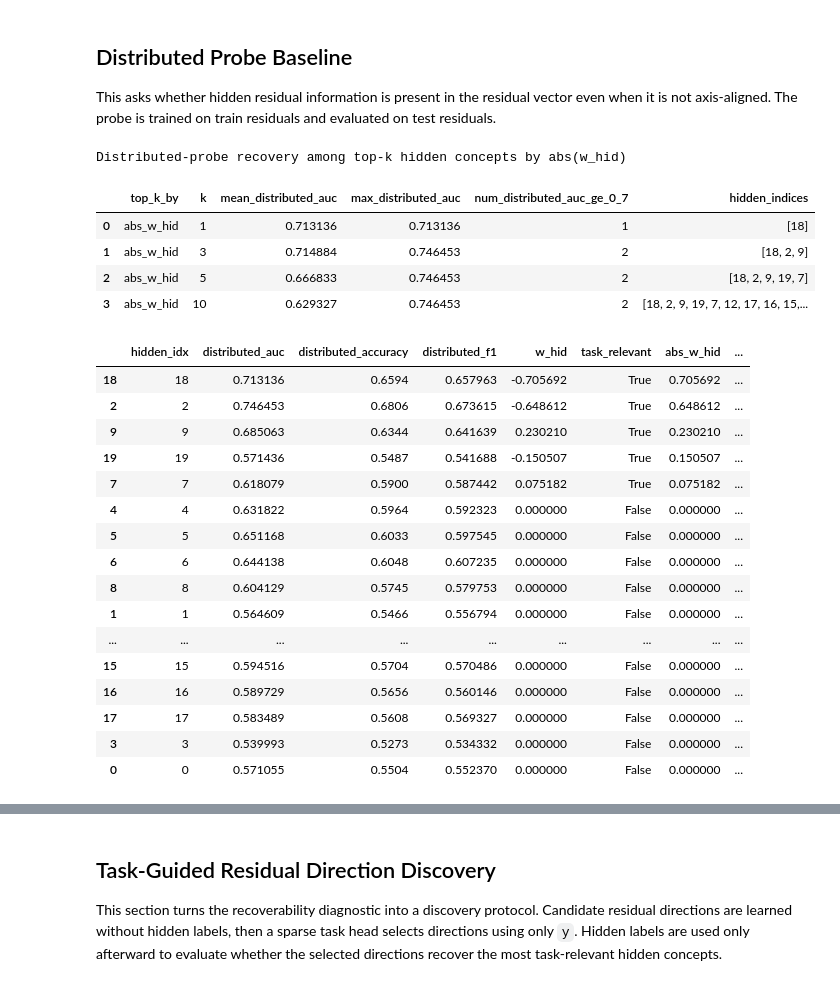
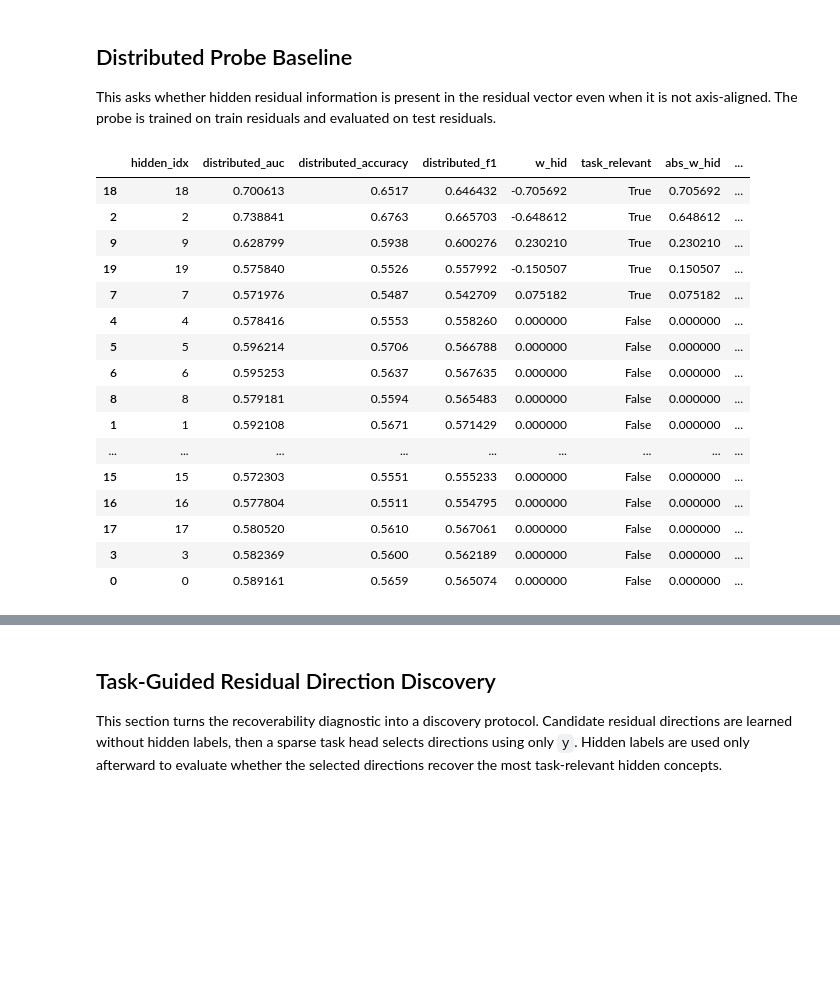
Before and after one commit to stephenmarcou/SCBM_implementation, a Jupyter notebook: residual_direct_baseline_checks.ipynb, the cells around one changed output, grey strips where cells are left out. Cells and saved outputs as stored; diff of their text form; code cells hidden in the pictures; blank space fills up the shorter version.

```diff
--- a/residual_direct_baseline_checks.ipynb
+++ b/residual_direct_baseline_checks.ipynb
@@ -82,9 +82,15 @@ The default below points at the hard synthetic run from the current analysis.
 #                        "alpha_0.5_beta_2.0_rho_cr0.0_rho_cc0.0_rho_rr0.5_hard_hid20_R20_hidden_strong_rrcorr05_200_epochs_2026-06-10_13-13-13_9c899"
 # )
 
+# EXPERIMENT_PATH = Path("experiments/scbm_residual/synthetic_res_scbm/hard/"
+#                        "alpha_0.5_beta_2.0_rho_cr0.0_rho_cc0.0_rho_rr0.5_hard_hid20_R20_hidden_strong_rrcorr05_200_epochs_save_c_res_2026-06-11_15-10-20_c7313"
+# )
+
+
 EXPERIMENT_PATH = Path("experiments/scbm_residual/synthetic_res_scbm/hard/"
-                       "alpha_0.5_beta_2.0_rho_cr0.0_rho_cc0.0_rho_rr0.5_hard_hid20_R20_hidden_strong_rrcorr05_200_epochs_save_c_res_2026-06-10_16-22-14_09b78"
+                       "alpha_0.5_beta_2.0_rho_cr0.0_rho_cc0.0_rho_rr0.0_hard_hid20_R20_sparse_200_epochs_save_c_res_2026-06-15_22-56-15_16428"
 )
+
 
 
 CONCEPT_RESIDUAL_CHANNEL = True
@@ -1002,56 +817,48 @@ def distributed_probe_train_test(train_scores, train_hidden, test_scores, test_h
         pred = (prob >= 0.5).astype(int)
         rows.append({
             "hidden_idx": h,
             "distributed_auc": roc_auc_score(H_test[:, h], prob),
             "distributed_accuracy": accuracy_score(H_test[:, h], pred),
             "distributed_f1": f1_score(H_test[:, h], pred),
         })
 
     return pd.DataFrame(rows)
 
 probe_eval = distributed_probe_train_test(
     splits["train"]["res_mu"],
     splits["train"]["hidden_residuals"],
     splits["test"]["res_mu"],
     splits["test"]["hidden_residuals"],
 )
 
 
 
 
 
 
 probe_recovery_eval = add_task_relevance(probe_eval, splits["test"]["w_hid"])
 #probe_recovery_eval = attach_relevance(probe_eval, relevance)
 
-print("Distributed-probe recovery among top-k hidden concepts by abs(w_hid)")
-# This gives the mean auc for top k hidden residuals ranked by abs(w_hid)
-display(summarize_recovery_by_relevance(probe_recovery_eval, "distributed_auc", "abs_w_hid"))
+
 
 
 
 probe_recovery_eval.sort_values("rank_abs_w")
 # %% [output]
-Distributed-probe recovery among top-k hidden concepts by abs(w_hid)
-|  | top_k_by | k | mean_distributed_auc | max_distributed_auc | num_distributed_auc_ge_0_7 | hidden_indices |
-| 0 | abs_w_hid | 1 | 0.713136 | 0.713136 | 1 | [18] |
-| 1 | abs_w_hid | 3 | 0.714884 | 0.746453 | 2 | [18, 2, 9] |
-| 2 | abs_w_hid | 5 | 0.666833 | 0.746453 | 2 | [18, 2, 9, 19, 7] |
-| 3 | abs_w_hid | 10 | 0.629327 | 0.746453 | 2 | [18, 2, 9, 19, 7, 12, 17, 16, 15,... |
+|  | hidden_idx | distributed_auc | distributed_accuracy | distributed_f1 | w_hid | task_relevant | abs_w_hid | ... |
+| 18 | 18 | 0.700613 | 0.6517 | 0.646432 | -0.705692 | True | 0.705692 | ... |
+| 2 | 2 | 0.738841 | 0.6763 | 0.665703 | -0.648612 | True | 0.648612 | ... |
+| 9 | 9 | 0.628799 | 0.5938 | 0.600276 | 0.230210 | True | 0.230210 | ... |
+| 19 | 19 | 0.575840 | 0.5526 | 0.557992 | -0.150507 | True | 0.150507 | ... |
+| 7 | 7 | 0.571976 | 0.5487 | 0.542709 | 0.075182 | True | 0.075182 | ... |
+| 4 | 4 | 0.578416 | 0.5553 | 0.558260 | 0.000000 | False | 0.000000 | ... |
+| 5 | 5 | 0.596214 | 0.5706 | 0.566788 | 0.000000 | False | 0.000000 | ... |
+| 6 | 6 | 0.595253 | 0.5637 | 0.567635 | 0.000000 | False | 0.000000 | ... |
+| 8 | 8 | 0.579181 | 0.5594 | 0.565483 | 0.000000 | False | 0.000000 | ... |
+| 1 | 1 | 0.592108 | 0.5671 | 0.571429 | 0.000000 | False | 0.000000 | ... |
+| ... | ... | ... | ... | ... | ... | ... | ... | ... |
+| 15 | 15 | 0.572303 | 0.5551 | 0.555233 | 0.000000 | False | 0.000000 | ... |
+| 16 | 16 | 0.577804 | 0.5511 | 0.554795 | 0.000000 | False | 0.000000 | ... |
+| 17 | 17 | 0.580520 | 0.5610 | 0.567061 | 0.000000 | False | 0.000000 | ... |
+| 3 | 3 | 0.582369 | 0.5600 | 0.562189 | 0.000000 | False | 0.000000 | ... |
+| 0 | 0 | 0.589161 | 0.5659 | 0.565074 | 0.000000 | False | 0.000000 | ... |
-|  | hidden_idx | distributed_auc | distributed_accuracy | distributed_f1 | w_hid | task_relevant | abs_w_hid | ... |
-| 18 | 18 | 0.713136 | 0.6594 | 0.657963 | -0.705692 | True | 0.705692 | ... |
-| 2 | 2 | 0.746453 | 0.6806 | 0.673615 | -0.648612 | True | 0.648612 | ... |
-| 9 | 9 | 0.685063 | 0.6344 | 0.641639 | 0.230210 | True | 0.230210 | ... |
-| 19 | 19 | 0.571436 | 0.5487 | 0.541688 | -0.150507 | True | 0.150507 | ... |
-| 7 | 7 | 0.618079 | 0.5900 | 0.587442 | 0.075182 | True | 0.075182 | ... |
-| 4 | 4 | 0.631822 | 0.5964 | 0.592323 | 0.000000 | False | 0.000000 | ... |
-| 5 | 5 | 0.651168 | 0.6033 | 0.597545 | 0.000000 | False | 0.000000 | ... |
-| 6 | 6 | 0.644138 | 0.6048 | 0.607235 | 0.000000 | False | 0.000000 | ... |
-| 8 | 8 | 0.604129 | 0.5745 | 0.579753 | 0.000000 | False | 0.000000 | ... |
-| 1 | 1 | 0.564609 | 0.5466 | 0.556794 | 0.000000 | False | 0.000000 | ... |
-| ... | ... | ... | ... | ... | ... | ... | ... | ... |
-| 15 | 15 | 0.594516 | 0.5704 | 0.570486 | 0.000000 | False | 0.000000 | ... |
-| 16 | 16 | 0.589729 | 0.5656 | 0.560146 | 0.000000 | False | 0.000000 | ... |
-| 17 | 17 | 0.583489 | 0.5608 | 0.569327 | 0.000000 | False | 0.000000 | ... |
-| 3 | 3 | 0.539993 | 0.5273 | 0.534332 | 0.000000 | False | 0.000000 | ... |
-| 0 | 0 | 0.571055 | 0.5504 | 0.552370 | 0.000000 | False | 0.000000 | ... |
```
Also changed, not shown: parts of 35 cells of this notebook, 3 other files.
